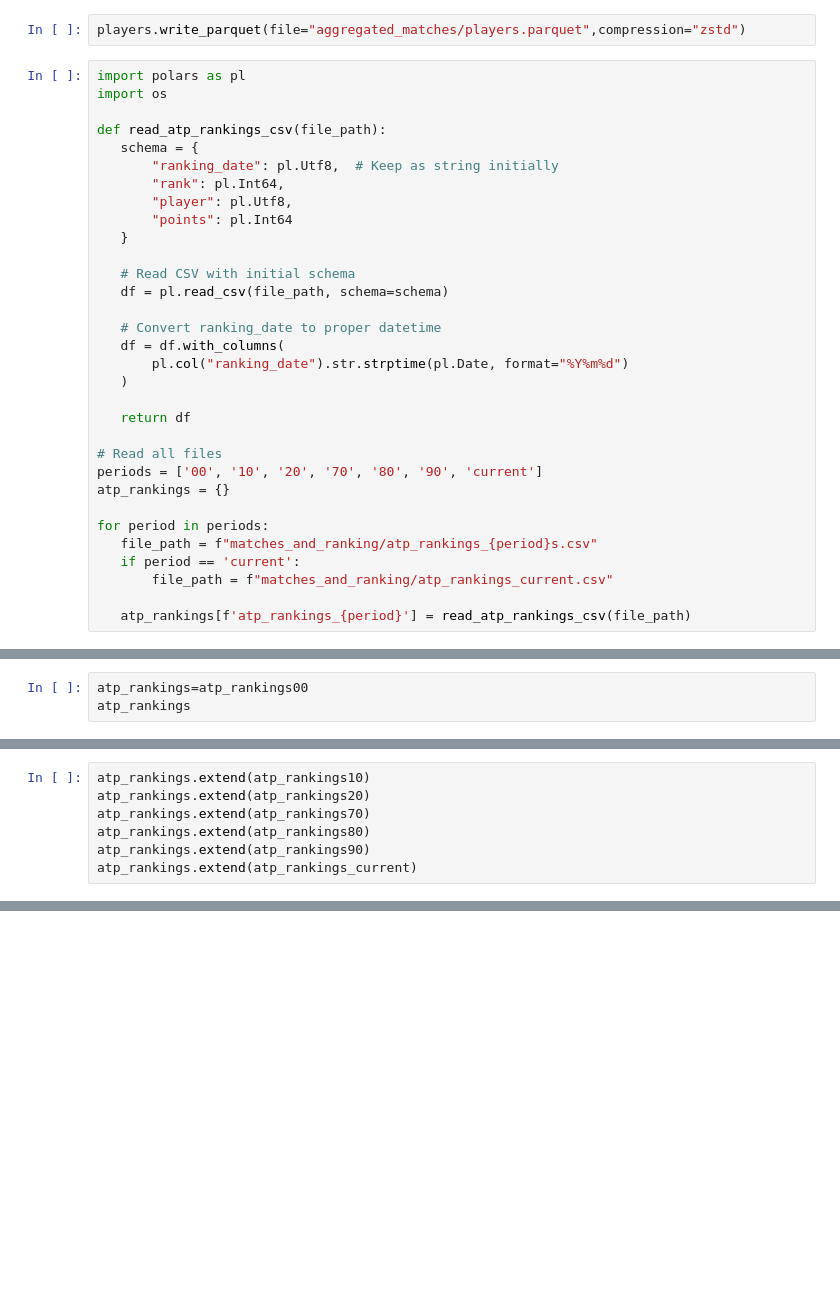
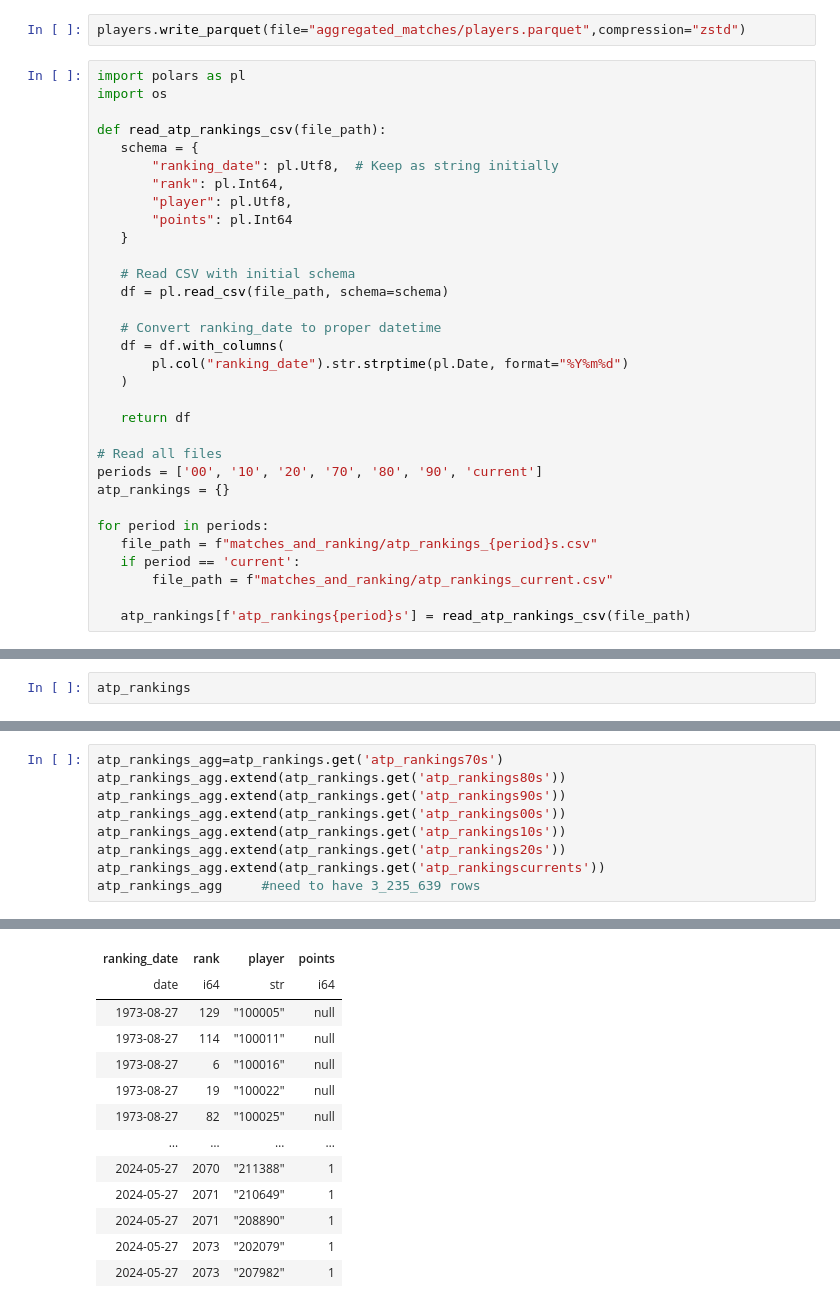
Before and after one commit to lebondon/Tennis_data_study, a Jupyter notebook: aggregation.ipynb, the cells around one changed output, grey strips where cells are left out. Drawn from its saved outputs; the diff is of its cells as text; blank space fills up the shorter version.

```diff
--- a/aggregation.ipynb
+++ b/aggregation.ipynb
@@ -191,4 +191,4 @@ for period in periods:
    if period == 'current':
        file_path = f"matches_and_ranking/atp_rankings_current.csv"
 
-   atp_rankings[f'atp_rankings_{period}'] = read_atp_rankings_csv(file_path)
+   atp_rankings[f'atp_rankings{period}s'] = read_atp_rankings_csv(file_path)
@@ -223,4 +195,3 @@ atp_rankings_current=pl.read_csv("matches_and_ranking/atp_rankings_current.csv")
 # %%
-atp_rankings=atp_rankings00
 atp_rankings
 # %% [output]
@@ -241,7 +214,0 @@ shape: (920_907, 4)
-# %%
-atp_rankings.extend(atp_rankings10)
-atp_rankings.extend(atp_rankings20)
-atp_rankings.extend(atp_rankings70)
-atp_rankings.extend(atp_rankings80)
-atp_rankings.extend(atp_rankings90)
-atp_rankings.extend(atp_rankings_current)
@@ -249,0 +215,10 @@ SchemaError: type String is incompatible with expected type Int64
+# %%
+atp_rankings_agg=atp_rankings.get('atp_rankings70s')
+atp_rankings_agg.extend(atp_rankings.get('atp_rankings80s'))
+atp_rankings_agg.extend(atp_rankings.get('atp_rankings90s'))
+atp_rankings_agg.extend(atp_rankings.get('atp_rankings00s'))
+atp_rankings_agg.extend(atp_rankings.get('atp_rankings10s'))
+atp_rankings_agg.extend(atp_rankings.get('atp_rankings20s'))
+atp_rankings_agg.extend(atp_rankings.get('atp_rankingscurrents'))
+atp_rankings_agg     #need to have 3_235_639 rows
+# %% [output]
@@ -249,0 +226,13 @@ SchemaError: type String is incompatible with expected type Int64
+| ranking_date | rank | player | points |
+| date | i64 | str | i64 |
+| 1973-08-27 | 129 | "100005" | null |
+| 1973-08-27 | 114 | "100011" | null |
+| 1973-08-27 | 6 | "100016" | null |
+| 1973-08-27 | 19 | "100022" | null |
+| 1973-08-27 | 82 | "100025" | null |
+| … | … | … | … |
+| 2024-05-27 | 2070 | "211388" | 1 |
+| 2024-05-27 | 2071 | "210649" | 1 |
+| 2024-05-27 | 2071 | "208890" | 1 |
+| 2024-05-27 | 2073 | "202079" | 1 |
+| 2024-05-27 | 2073 | "207982" | 1 |
```
Also changed, not shown: parts of 9 cells of this notebook, 4 other files.
